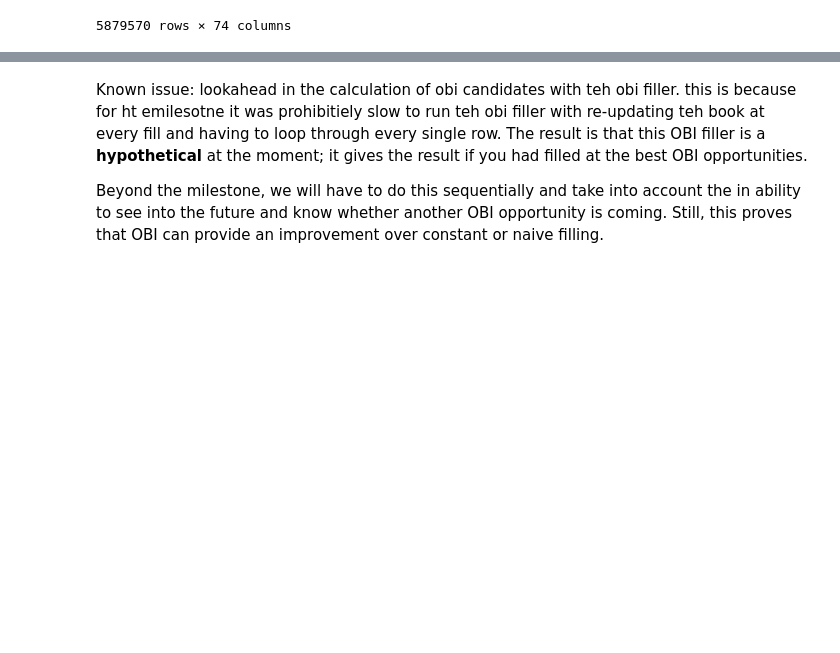
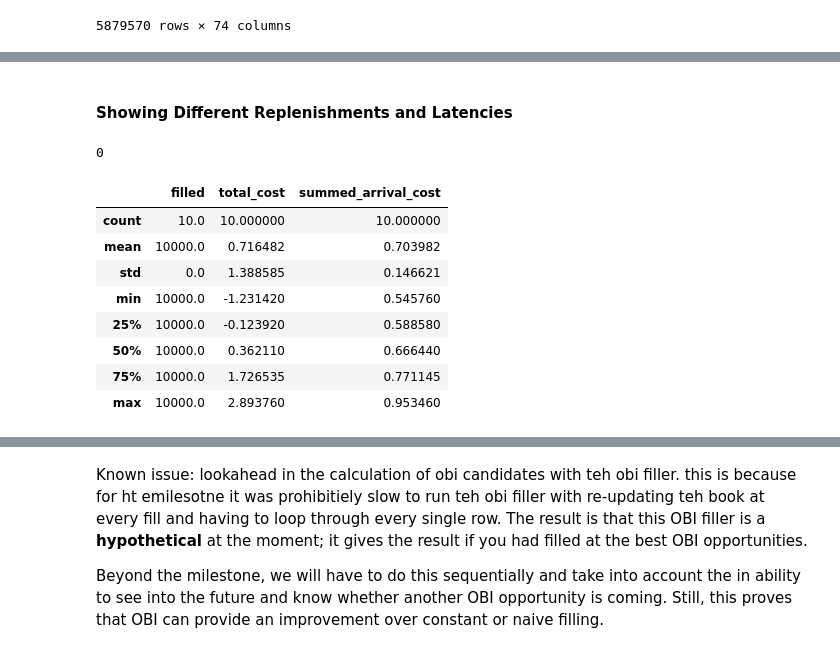
Before and after one commit to MichaelCusackNelkin/SAF_Final_Project, a Jupyter notebook: final_project/simulation.ipynb, the cells around one changed output, grey strips where cells are left out. Saved outputs shown, nothing was run; the diff lists cells and outputs as text; code cells hidden in the pictures; blank space fills up the shorter version.

```diff
--- a/final_project/simulation.ipynb
+++ b/final_project/simulation.ipynb
@@ -679,0 +682,33 @@ Total Cost of Execution: 0.07627898110834508
+# %% [markdown]
+#### Showing Different Replenishments and Latencies
+# %%
+LATENCY = 0
+RATE = 100
+sim = ExecutionSimulator(old_df, latency_ns=LATENCY, replenishment_rate=RATE)
+costs = []
+for i in range(0, 10):
+    ts = old_df.sample()["ts_event_nano"][0]
+    results, new_df = sim.constant_fill("BUY", 10_000, ts, wait_ns=1e9, n_chunks=20)
+    p0=old_df.filter(pl.col("ts_event_nano") == ts)['mid'][0]
+    filled = np.sum([r["total_filled"] for r in results if r["vwap"] != 0.0])
+    total_cost = np.sum([r["vwap"] - p0 for r in results if r["vwap"] != 0.0])
+    summed_arrival_cost = np.sum([r["arrival_cost"]for r in results if r["vwap"] != 0.0])
+    costs.append({
+        "filled": filled,
+        "total_cost": total_cost,
+        "summed_arrival_cost": summed_arrival_cost
+    })
+print(LATENCY)
+costs = pd.DataFrame(costs)
+costs.describe()
+# %% [output]
+0
+|  | filled | total_cost | summed_arrival_cost |
+| count | 10.0 | 10.000000 | 10.000000 |
+| mean | 10000.0 | 0.716482 | 0.703982 |
+| std | 0.0 | 1.388585 | 0.146621 |
+| min | 10000.0 | -1.231420 | 0.545760 |
+| 25% | 10000.0 | -0.123920 | 0.588580 |
+| 50% | 10000.0 | 0.362110 | 0.666440 |
+| 75% | 10000.0 | 1.726535 | 0.771145 |
+| max | 10000.0 | 2.893760 | 0.953460 |
```
Also changed, not shown: parts of 22 cells of this notebook, 11 other files.
